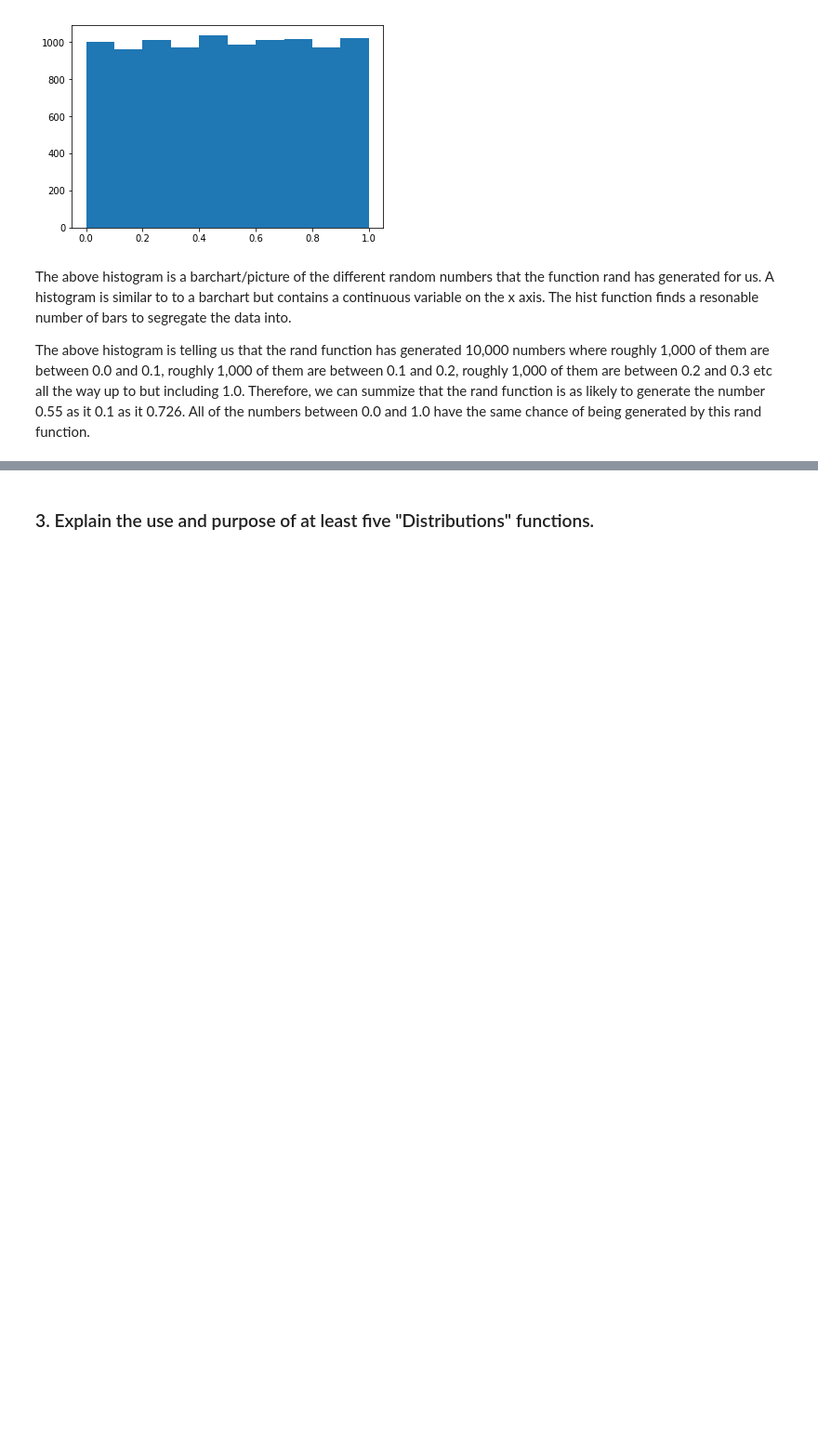
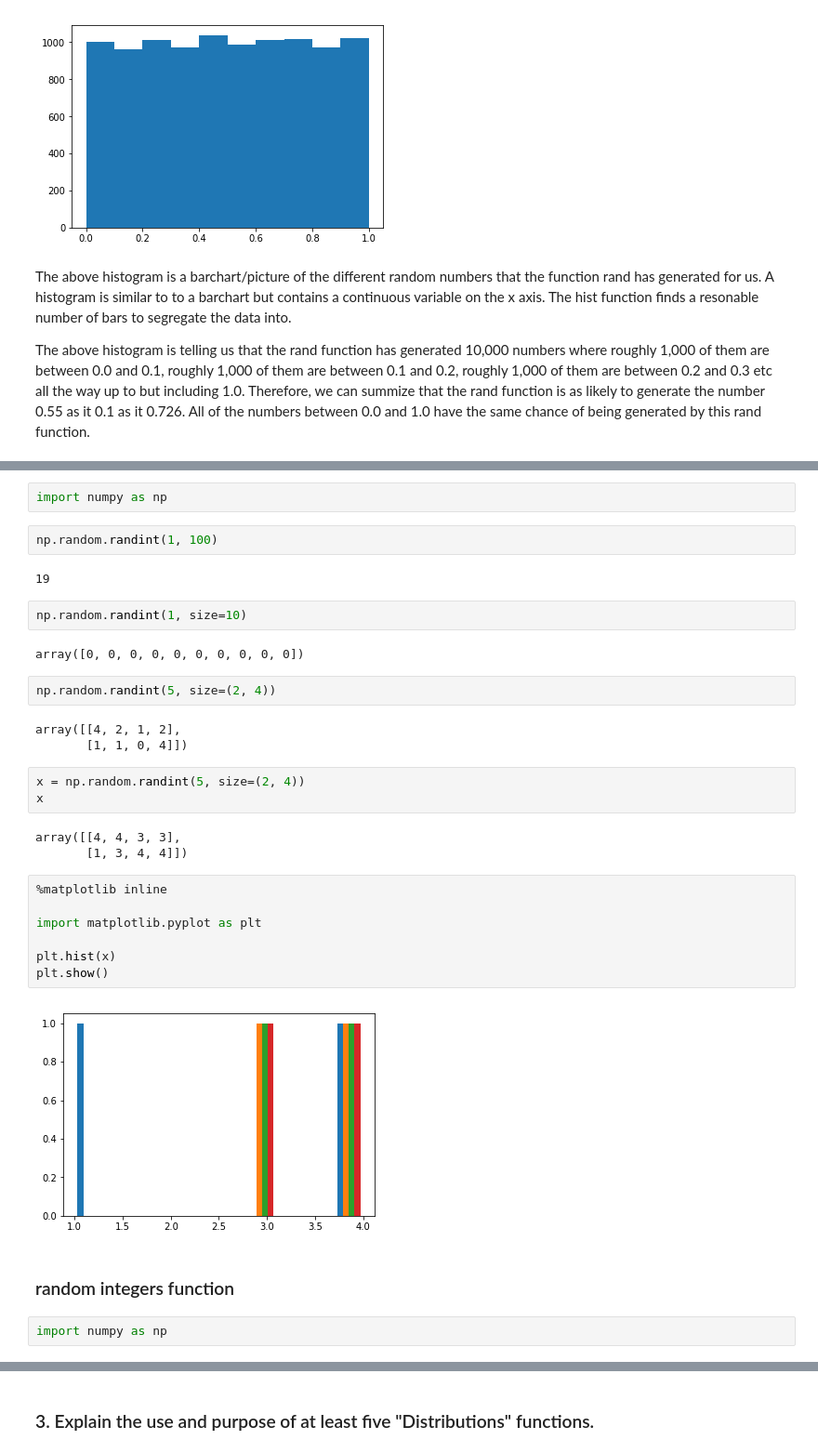
Before and after one commit to fionanealon/numpy-random, a Jupyter notebook: numpy-random.ipynb, the cells around one changed output, grey strips where cells are left out. Shown: that part at 93% size. Cells and saved outputs as stored; diff of their text form; blank space fills up the shorter version.

```diff
--- a/numpy-random.ipynb
+++ b/numpy-random.ipynb
@@ -154,0 +215,34 @@ The above histogram is telling us that the rand function has generated 10,000 nu
+# %%
+import numpy as np
+# %%
+np.random.randint(1, 100)
+# %% [output]
+19
+# %%
+np.random.randint(1, size=10)
+# %% [output]
+array([0, 0, 0, 0, 0, 0, 0, 0, 0, 0])
+# %%
+np.random.randint(5, size=(2, 4))
+# %% [output]
+array([[4, 2, 1, 2],
+       [1, 1, 0, 4]])
+# %%
+x = np.random.randint(5, size=(2, 4))
+x
+# %% [output]
+array([[4, 4, 3, 3],
+       [1, 3, 4, 4]])
+# %%
+%matplotlib inline
+
+import matplotlib.pyplot as plt
+
+plt.hist(x)
+plt.show()
+# %% [output]
+[figure, added]
+# %% [markdown]
+### random integers function
+# %%
+import numpy as np
```
Also changed, not shown: parts of 31 cells of this notebook.
